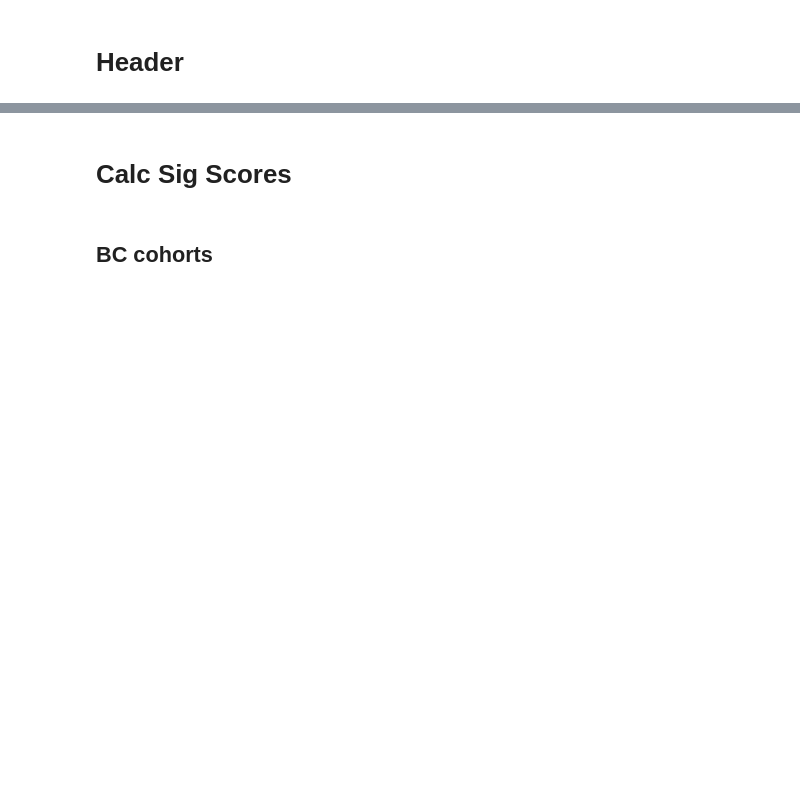
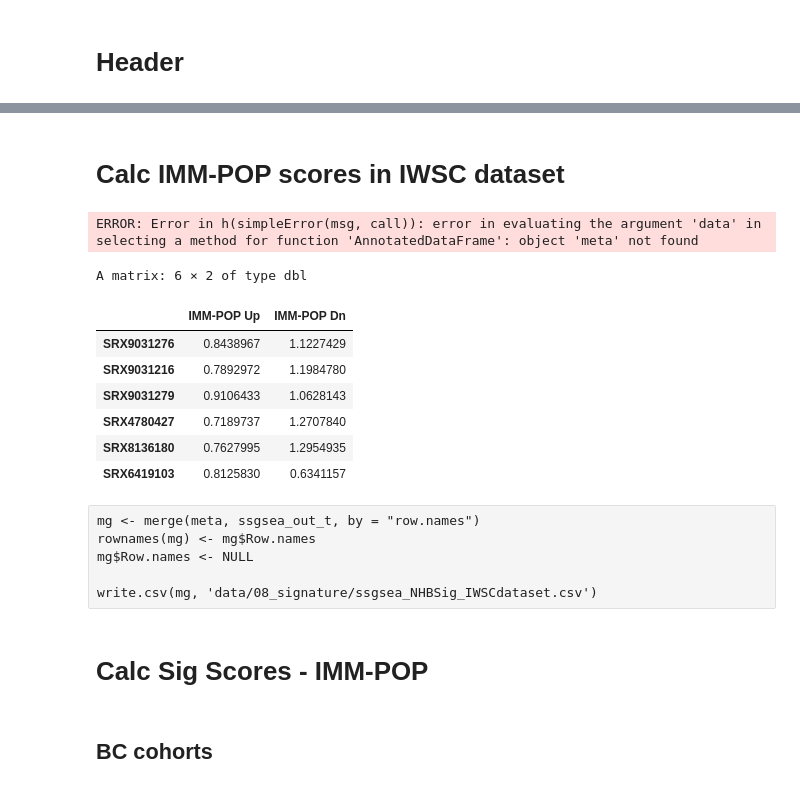
Before and after one commit to ChelseaCHENX/Immune-Weathering-scRNA-seq, a Jupyter notebook: 12.2_calc signature in external dataset.ipynb, the cells around one changed output, grey strips where cells are left out. Saved outputs shown, nothing was run; the diff lists cells and outputs as text; code cells hidden in the pictures; blank space fills up the shorter version.

```diff
--- a/12.2_calc signature in external dataset.ipynb
+++ b/12.2_calc signature in external dataset.ipynb
@@ -26,3 +64,42 @@ setwd('../')
+# %% [markdown]
+# Calc IMM-POP scores in IWSC dataset
+# %%
+pb = qs::qread(
+    'data/06_pb/pb_donor_celltypelevel3.qs'
+)
+meta = pb@meta.data
+dat = pb@assays[['RNA']]$data
+# %%
+gsets = parse_gmt('data/08_signature/IMMPOP.gmt')
+# %%
+pheno_data <- AnnotatedDataFrame(data = meta)
+eset <- ExpressionSet(
+  assayData = as.matrix(dat),  # Expression data matrix
+  phenoData = pheno_data                   # Phenotype data
+)
+
+ssgsea = ssgseaParam(eset, gsets)
+ssgsea_out = gsva(ssgsea)
+ssgsea_out_t = t(exprs(ssgsea_out))
+# %% [output]
+ERROR: Error in h(simpleError(msg, call)): error in evaluating the argument 'data' in selecting a method for function 'AnnotatedDataFrame': object 'meta' not found
+# %%
+head(ssgsea_out_t)
+# %% [output]
+A matrix: 6 × 2 of type dbl
+|  | IMM-POP Up | IMM-POP Dn |
+| SRX9031276 | 0.8438967 | 1.1227429 |
+| SRX9031216 | 0.7892972 | 1.1984780 |
+| SRX9031279 | 0.9106433 | 1.0628143 |
+| SRX4780427 | 0.7189737 | 1.2707840 |
+| SRX8136180 | 0.7627995 | 1.2954935 |
+| SRX6419103 | 0.8125830 | 0.6341157 |
+# %% [raw]
+mg <- merge(meta, ssgsea_out_t, by = "row.names")
+rownames(mg) <- mg$Row.names
+mg$Row.names <- NULL
+
+write.csv(mg, 'data/08_signature/ssgsea_NHBSig_IWSCdataset.csv')
 # %% [markdown]
-# Calc Sig Scores
+# Calc Sig Scores - IMM-POP
 # %%
```
Also changed, not shown: parts of 8 cells of this notebook, 25 other files.
